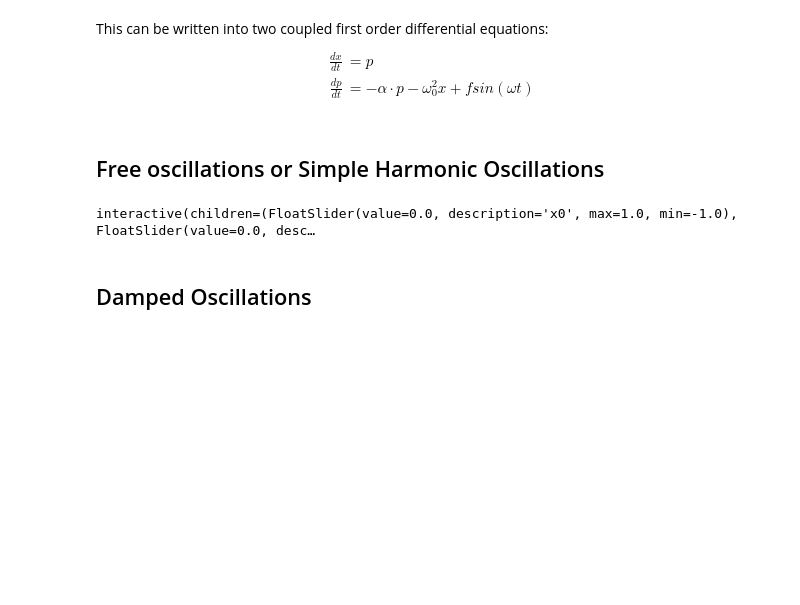
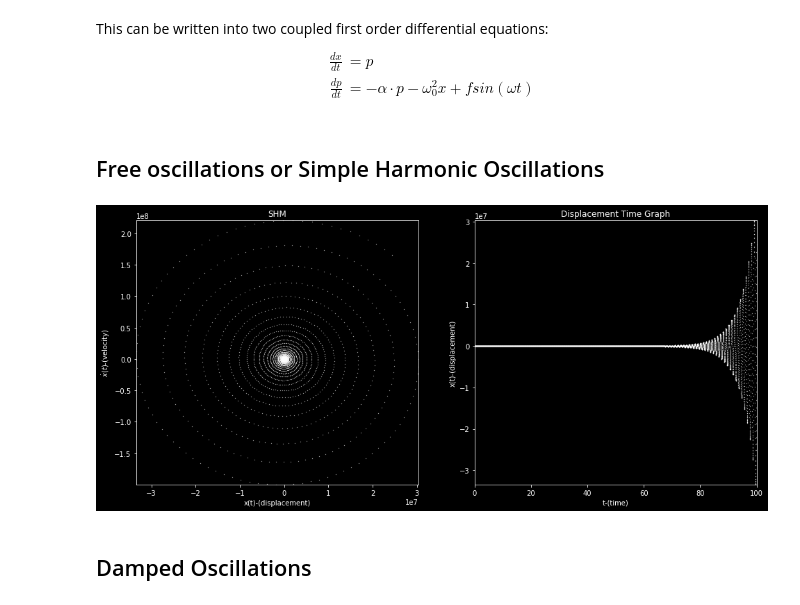
Before and after one commit to ShantanuDash/NonLinear, a Jupyter notebook: Pendulum.ipynb, the cells around one changed output. Saved outputs shown, nothing was run; the diff lists cells and outputs as text; code cells hidden in the pictures; blank space fills up the shorter version.

```diff
--- a/Pendulum.ipynb
+++ b/Pendulum.ipynb
@@ -87,11 +93,9 @@ for i in range(5000,10000):
 # %% [markdown]
 ## Free oscillations or Simple Harmonic Oscillations
 # %%
-#visualize(0.1,0.0,0,2*np.pi,"SHM")#x0,p0,t0,w0,Title,alpha=0,f=0,w=0
-interactivepl=interactive(visualize,w0=(-5,5,1),x0=(-1,1,0.1),p0=(-1,1,0.1),t0=(0,100,5),Title="SHM",alpha=0)
-interactivepl
+visualize(0.1,0.0,0,2*np.pi,"SHM")#x0,p0,t0,w0,Title,alpha=0,f=0,w=0
 # %% [output]
-interactive(children=(FloatSlider(value=0.0, description='x0', max=1.0, min=-1.0), FloatSlider(value=0.0, desc…
+[figure, added]
 # %% [markdown]
 ## Damped Oscillations
 # %% [markdown]
```
Also changed, not shown: parts of 8 cells of this notebook, 2 other files.
